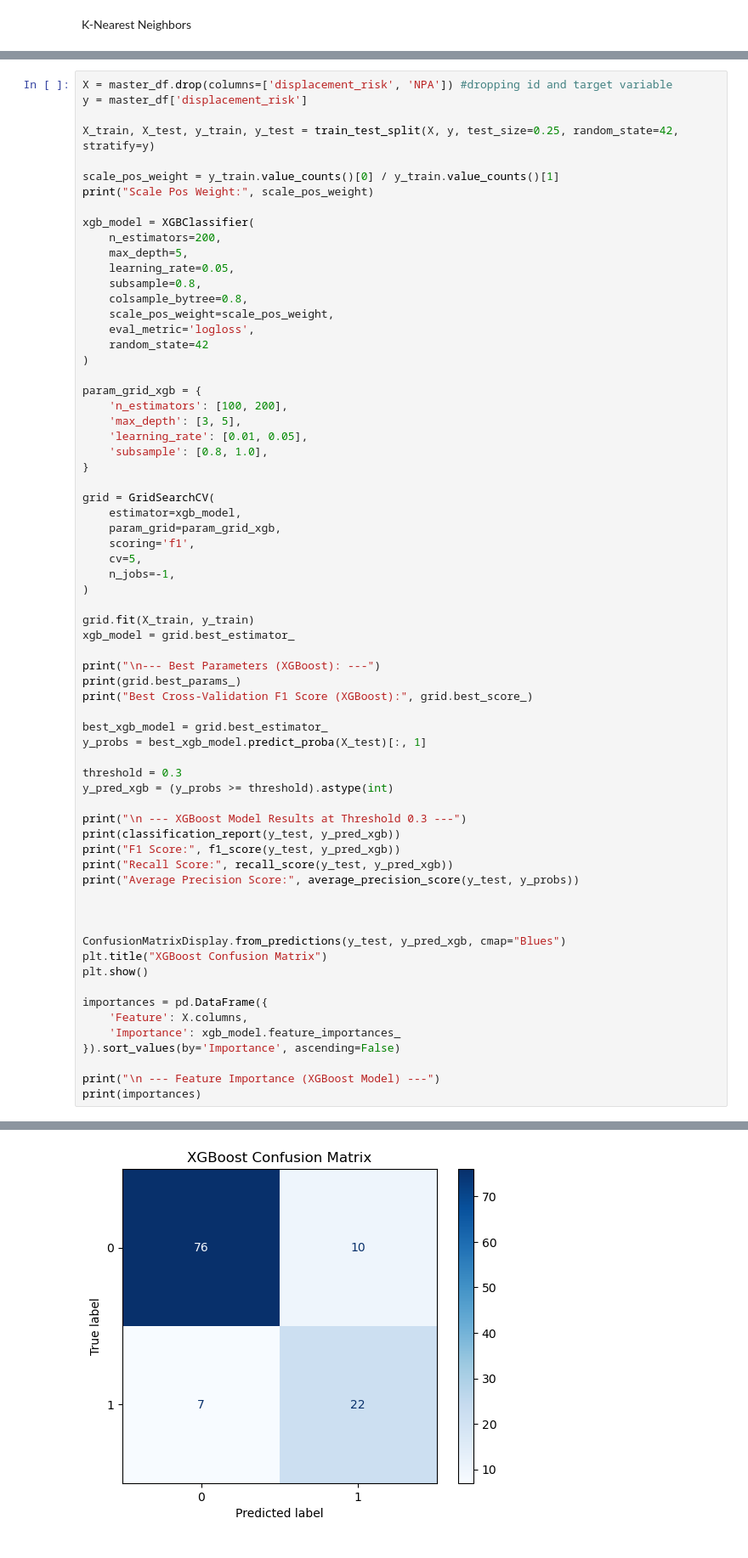
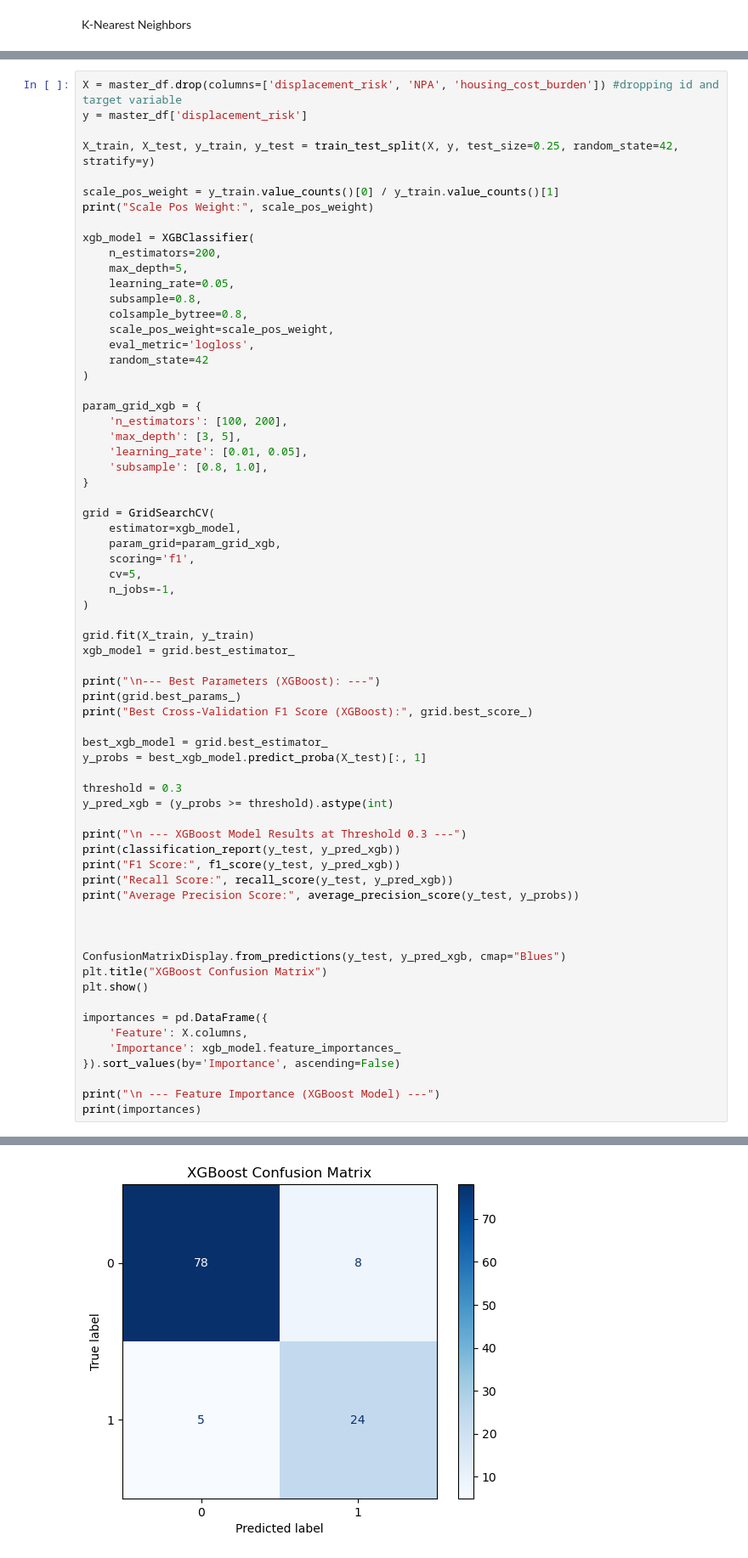
Before and after one commit to teseri86/Charlotte_Housing_Project, a Jupyter notebook: notebooks/displacement_risk_model.ipynb, the cells around one changed output, grey strips where cells are left out. Shown at 85% size. Cells and saved outputs as stored; diff of their text form.

```diff
--- a/notebooks/displacement_risk_model.ipynb
+++ b/notebooks/displacement_risk_model.ipynb
@@ -733,5 +738,5 @@ In general, this model demonstrated that combining feature importance from multi
 # %%
-X = master_df.drop(columns=['displacement_risk', 'NPA']) #dropping id and target variable
+X = master_df.drop(columns=['displacement_risk', 'NPA', 'housing_cost_burden']) #dropping id and target variable
 y = master_df['displacement_risk']
 
 X_train, X_test, y_train, y_test = train_test_split(X, y, test_size=0.25, random_state=42, stratify=y)
@@ -820,3 +825,3 @@ Average Precision Score: 0.8781251991992954
-[figure, old version]
+[figure, new version]
  --- Feature Importance (XGBoost Model) ---
                 Feature  Importance
```
Also changed, not shown: parts of 14 cells of this notebook.
